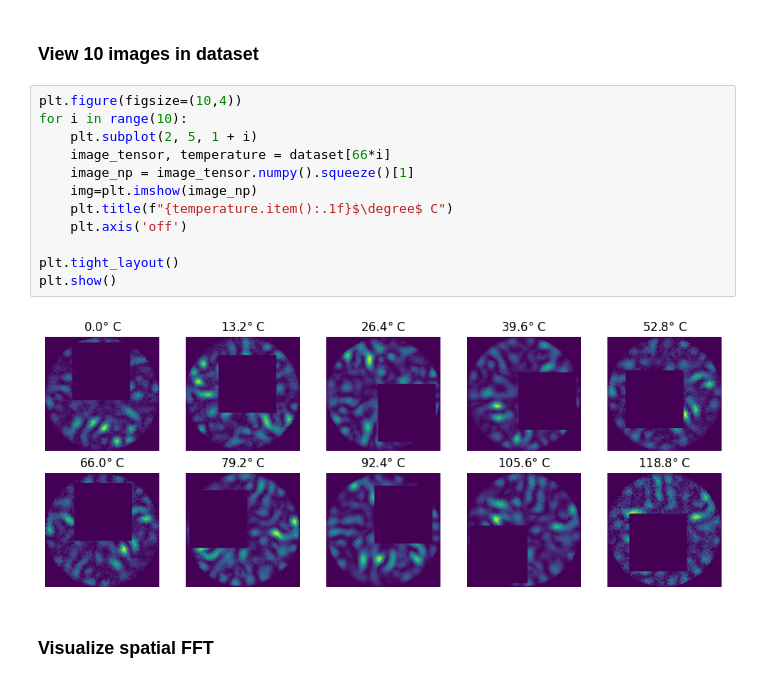
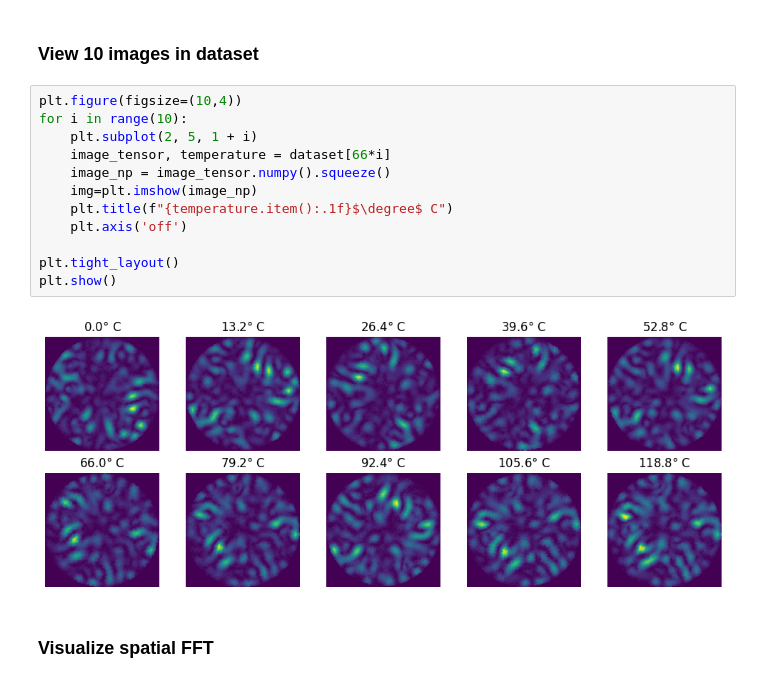
Before and after one commit to tsopeter/835-Final-Project, a Jupyter notebook: 835_Final_Project.ipynb, the cells around one changed output. Cells and saved outputs as stored; diff of their text form.

```diff
--- a/835_Final_Project.ipynb
+++ b/835_Final_Project.ipynb
@@ -282,17 +61,17 @@ Path to dataset files: C:\Users\tsope\.cache\kagglehub\datasets\juanda220485\syn
 # %%
 plt.figure(figsize=(10,4))
 for i in range(10):
     plt.subplot(2, 5, 1 + i)
     image_tensor, temperature = dataset[66*i]
-    image_np = image_tensor.numpy().squeeze()[1]
+    image_np = image_tensor.numpy().squeeze()
     img=plt.imshow(image_np)
     plt.title(f"{temperature.item():.1f}$\degree$ C")
     plt.axis('off')
 
 plt.tight_layout()
 plt.show()
 # %% [output]
-[figure, old version]
+[figure, new version]
 # %% [markdown]
 ### Visualize spatial FFT
 # %%
```
Also changed, not shown: parts of 11 cells of this notebook, 1 other file.
